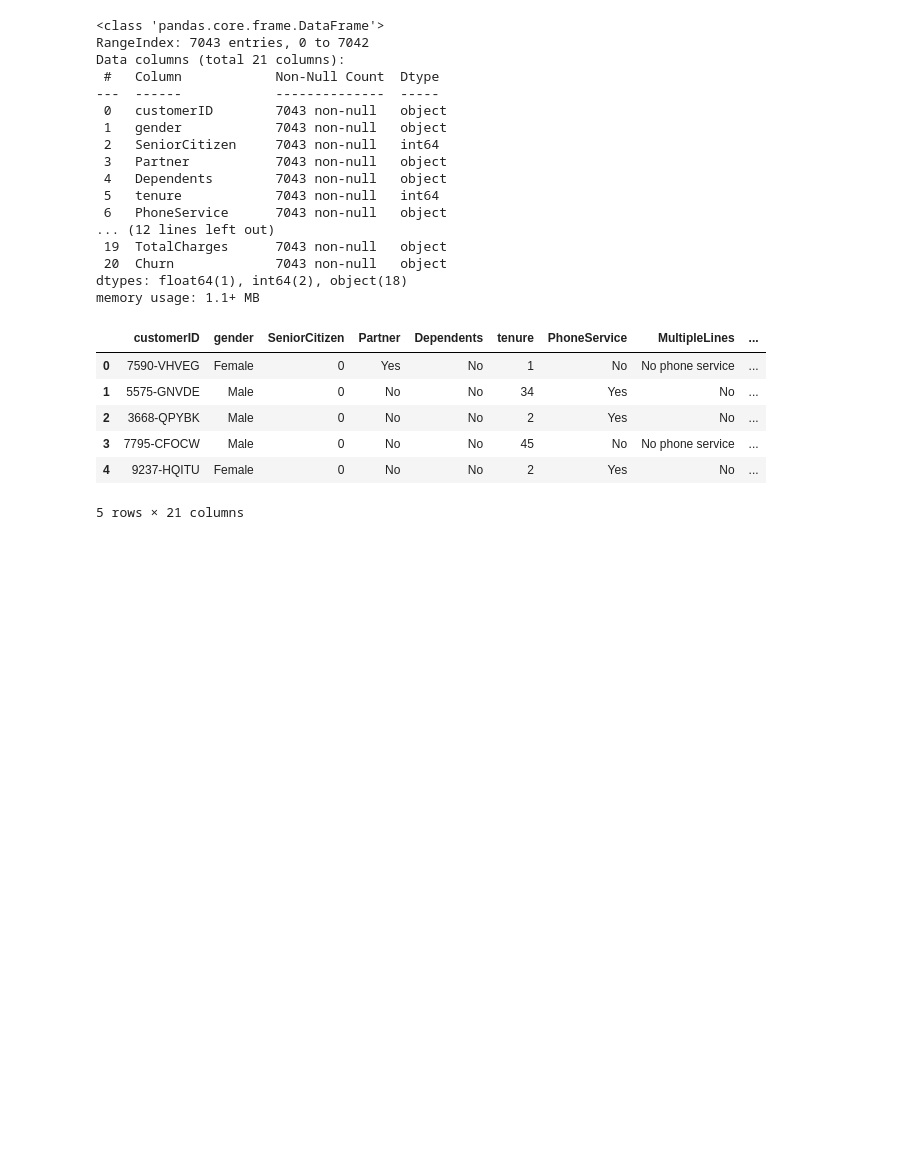
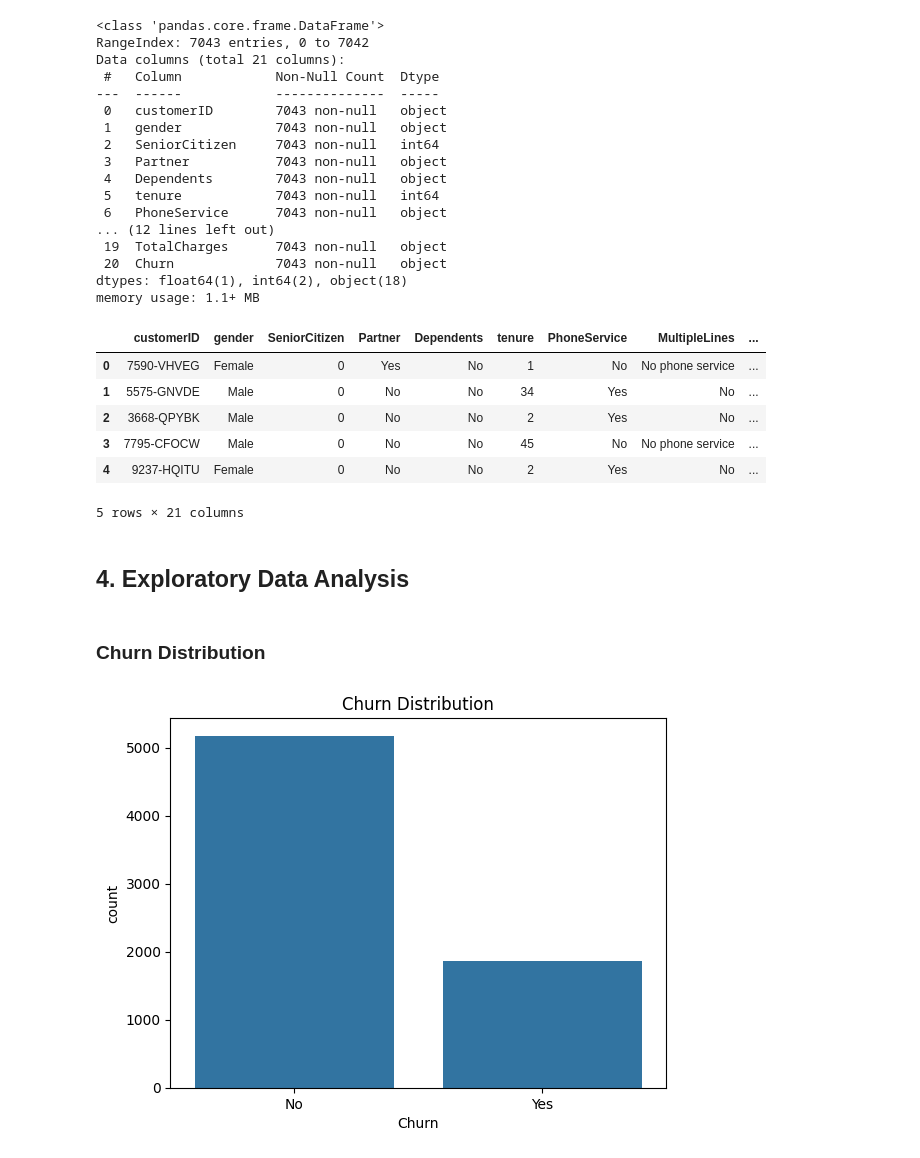
Before and after one commit to SaiAshwathaSingari/customer-churn-eda, a Jupyter notebook: notebooks/churn_analysis.ipynb, the cells around one changed output. Cells and saved outputs as stored; diff of their text form; code cells hidden in the pictures; blank space fills up the shorter version.

Commit message:
Restore EDA section and plots

```diff
--- a/notebooks/churn_analysis.ipynb
+++ b/notebooks/churn_analysis.ipynb
@@ -58,3 +58,13 @@ df.head()
 | 3 | 7795-CFOCW | Male | 0 | No | No | 45 | No | No phone service | ... |
 | 4 | 9237-HQITU | Female | 0 | No | No | 2 | Yes | No | ... |
 5 rows × 21 columns
+# %% [markdown]
+## 4. Exploratory Data Analysis
+# %% [markdown]
+### Churn Distribution
+# %%
+sns.countplot(x="Churn", data=df)
+plt.title("Churn Distribution")
+plt.show()
+# %% [output]
+[figure, added]
```
Also changed, not shown: parts of 4 cells of this notebook.
